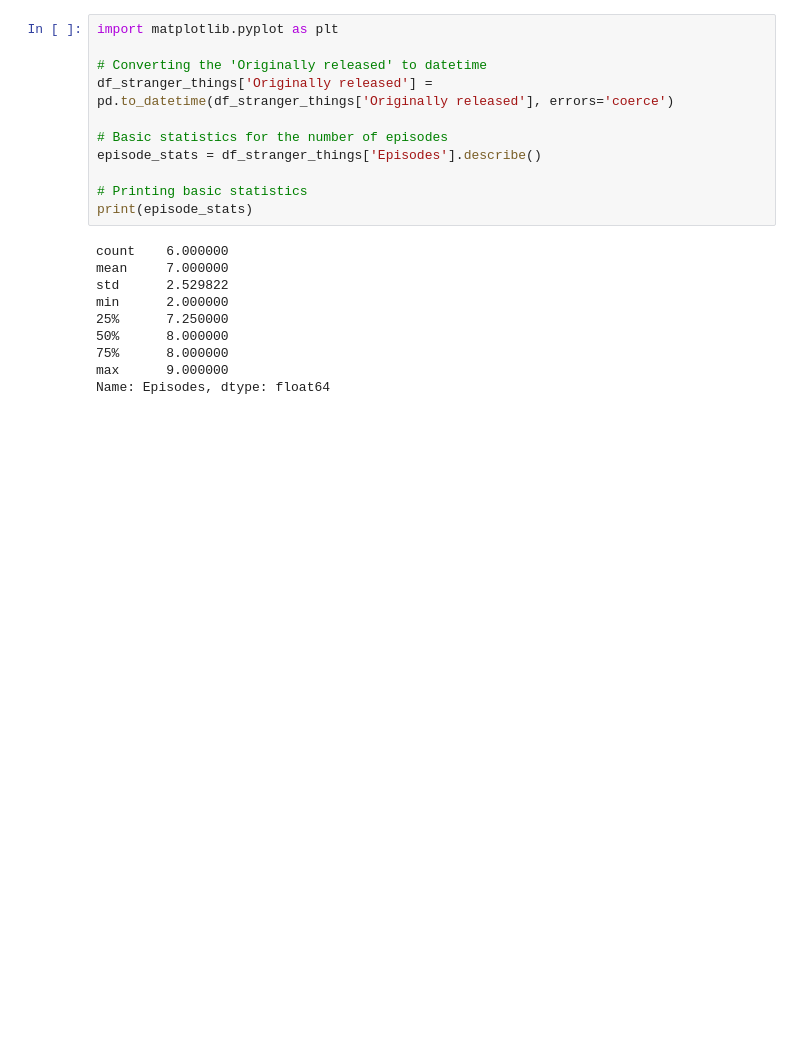
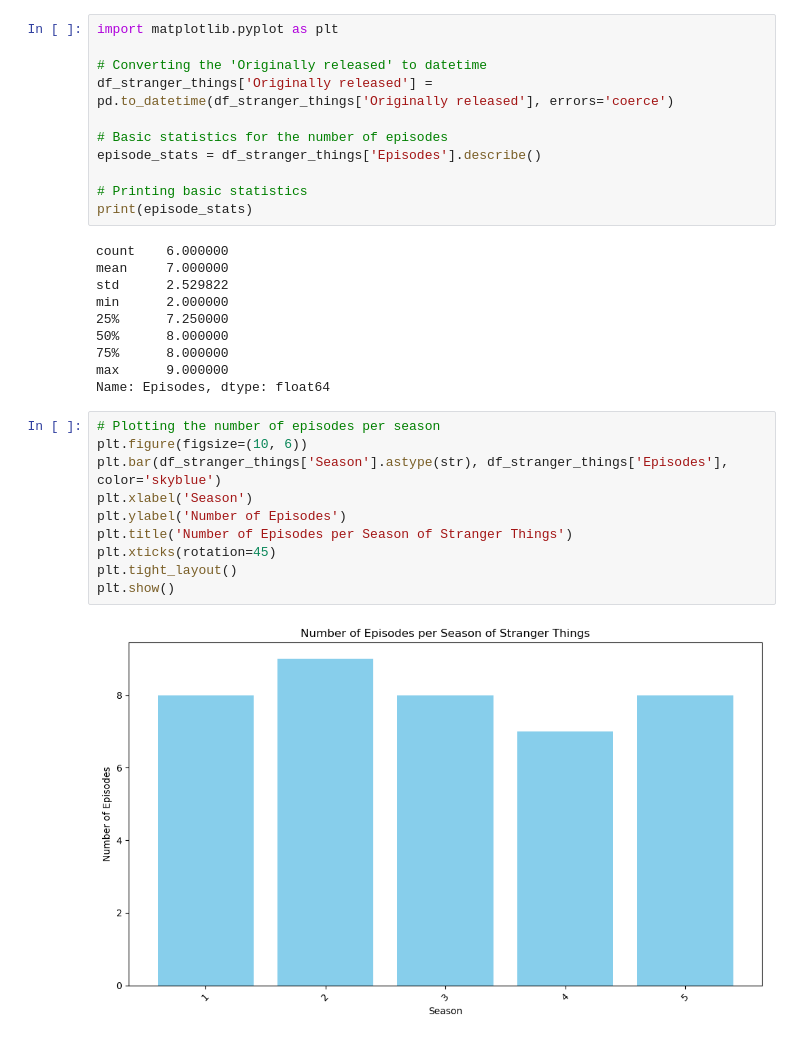
Before and after one commit to KarolinaSolarska/RR_assignment8_Stranger_Things, a Jupyter notebook: Stranger_Things_statistics.ipynb, the cells around one changed output. Cells and saved outputs as stored; diff of their text form; blank space fills up the shorter version.

Commit message:
Addded two plots

```diff
--- a/Stranger_Things_statistics.ipynb
+++ b/Stranger_Things_statistics.ipynb
@@ -46,3 +46,15 @@ min      2.000000
 75%      8.000000
 max      9.000000
 Name: Episodes, dtype: float64
+# %%
+# Plotting the number of episodes per season
+plt.figure(figsize=(10, 6))
+plt.bar(df_stranger_things['Season'].astype(str), df_stranger_things['Episodes'], color='skyblue')
+plt.xlabel('Season')
+plt.ylabel('Number of Episodes')
+plt.title('Number of Episodes per Season of Stranger Things')
+plt.xticks(rotation=45)
+plt.tight_layout()
+plt.show()
+# %% [output]
+[figure, added]
```
Also changed, not shown: parts of 1 cell of this notebook.
